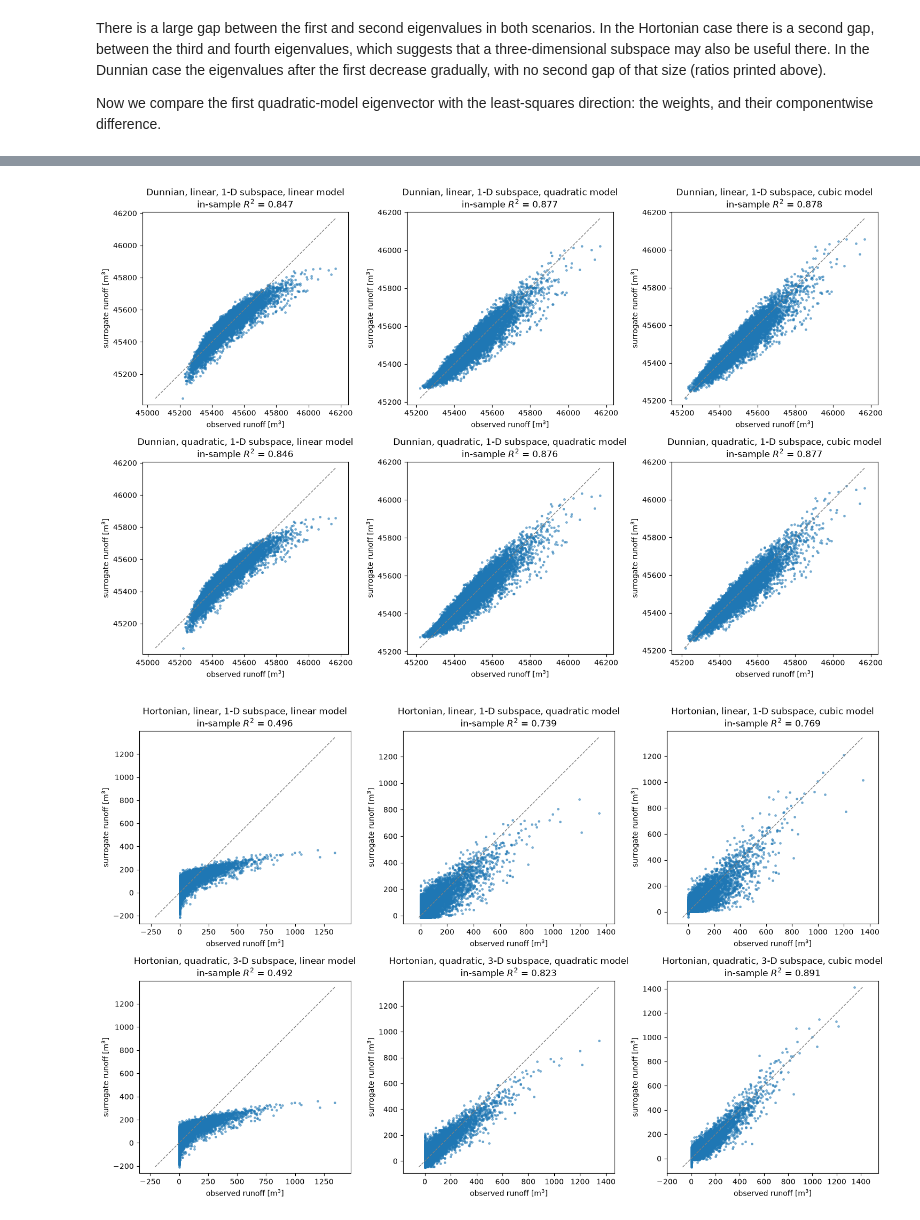
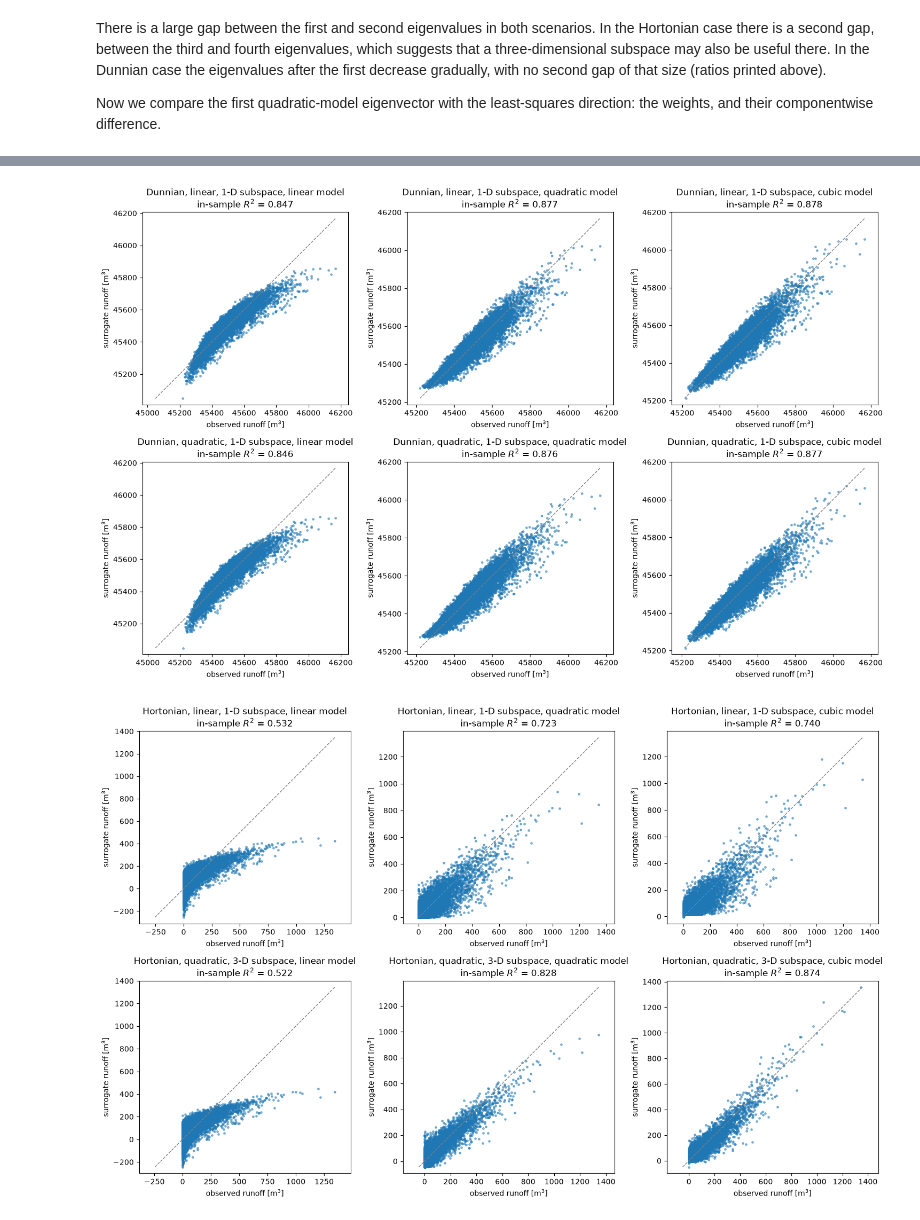
Before and after one commit to paulcon/as-data-sets, a Jupyter notebook: hydrology_subsurface_geoscience/Runoff_Permeability_Field/Runoff_Permeability_Field.ipynb, the cells around one changed output, grey strips where cells are left out. Cells and saved outputs as stored; diff of their text form; code cells hidden in the pictures.

```diff
--- a/hydrology_subsurface_geoscience/Runoff_Permeability_Field/Runoff_Permeability_Field.ipynb
+++ b/hydrology_subsurface_geoscience/Runoff_Permeability_Field/Runoff_Permeability_Field.ipynb
@@ -274,13 +274,16 @@ which can reveal higher-dimensional subspaces (`estimator="qphd"`; Li [[5]][R5])
 
 Eigenvector signs are arbitrary; we orient each quadratic eigenvector so that runoff increases along it (`ac.orient(..., by="covariance")`), the same convention as $\hat{\mathbf w}$. The two fits take most of this notebook's run time, about half a minute each (printed).
 # %%
-ols_ext = {'D': ols['D'], 'H': ols_H_all}       # least-squares directions on all 10,000 runs
-F = {'D': f_D, 'H': f_H}
+XE = {'D': X, 'H': X[nz]}                    # the runs used in this section:
+F = {'D': f_D, 'H': f_H[nz]}                 # all Dunnian runs, non-zero Hortonian runs
+runs = {'D': f'all {M} runs', 'H': f'{int(nz.sum())} non-zero runs'}
+n_coef = (m + 1) * (m + 2) // 2              # coefficients of a full quadratic in m inputs
 quad = {}
 for c in cases:
     t0 = time.perf_counter()
-    q = ac.active_subspace(X=X, f=F[c], space=space, estimator='qphd', qoi=f'{name[c]} runoff')
-    quad[c] = ac.orient(q, by='covariance', X=X, f=F[c], columns=3)
-    print(f'{name[c]:>9}: quadratic-model eigenvalues 1-4 = {np.round(quad[c].eigenvalues[:4], 2)}, '
+    q = ac.active_subspace(X=XE[c], f=F[c], space=space, estimator='qphd', qoi=f'{name[c]} runoff')
+    quad[c] = ac.orient(q, by='covariance', X=XE[c], f=F[c], columns=3)
+    print(f'{name[c]:>9}, {runs[c]}: {len(F[c])} runs / {n_coef} coefficients = {len(F[c]) / n_coef:.2f} runs per coefficient')
+    print(f'{"":>9}  quadratic-model eigenvalues 1-4 = {np.round(quad[c].eigenvalues[:4], 2)}, '
           f'dimension chosen by the largest gap: {quad[c].n} ({time.perf_counter() - t0:.0f} s)')
 # %% [output]
@@ -293,9 +298,9 @@ fig, axes = plt.subplots(2, 2, figsize=(14, 11))
 for j, c in enumerate(cases):
     ac.plotting.plot_eigenvalues(quad[c], k_max=10, ax=axes[0, j])
     axes[0, j].set_title(f'{title[c]}: eigenvalues of the quadratic model')
-    ac.plotting.plot_sufficient_summary(quad[c], X=X, f=F[c], dims=2, ax=axes[1, j], scatter_kw={'s': 8},
+    ac.plotting.plot_sufficient_summary(quad[c], X=XE[c], f=F[c], dims=2, ax=axes[1, j], scatter_kw={'s': 8},
                                         qoi_label='Cumulative runoff volume [m$^3$]')
-    axes[1, j].set_title(f'{title[c]}, all {M} runs')
+    axes[1, j].set_title(f'{title[c]}, {runs[c]}')
 fig.tight_layout()
 
 for c in cases:
@@ -313,7 +318,7 @@ Now we compare the first quadratic-model eigenvector with the least-squares dire
 # %%
 fig, axes = plt.subplots(2, 2, figsize=(16, 10))
 for j, c in enumerate(cases):
-    wq, wl = quad[c].W1[:, 0], ols_ext[c].W1[:, 0]
+    wq, wl = quad[c].W1[:, 0], ols[c].W1[:, 0]
     k = np.arange(1, m + 1)
     for ax, y, lab in [(axes[0, j], wq, 'Weight, quadratic model'),
                        (axes[1, j], wq - wl, 'Weight difference, quadratic - linear')]:
@@ -323,11 +328,11 @@ for j, c in enumerate(cases):
         ax.grid(True, alpha=.4)
         ax.set_xlabel('Input parameter (KL coefficient index)')
         ax.set_ylabel(lab)
-        ax.set_title(f'{title[c]}, all {M} runs')
+        ax.set_title(f'{title[c]}, {runs[c]}')
 fig.tight_layout()
 
 for c in cases:
-    wq, wl = quad[c].W1[:, 0], ols_ext[c].W1[:, 0]
+    wq, wl = quad[c].W1[:, 0], ols[c].W1[:, 0]
     print(f'{name[c]:>9}: cos(w quadratic, w linear) = {wq @ wl:.5f}; '
           f'mean difference {np.mean(wq - wl):+.4f}, max |difference| {np.max(np.abs(wq - wl)):.4f}')
 # %% [output]
@@ -341,9 +346,8 @@ Finally, we compare surrogates. We fit polynomials of degree 1, 2 and 3 on the a
 # %%
-subs = {'D': [('linear, 1-D', ols_ext['D']), ('quadratic, 1-D', quad['D'])],
-        'H': [('linear, 1-D', ols_ext['H']), ('quadratic, 1-D', ac.with_dimension(quad['H'], 1)),
+subs = {'D': [('linear, 1-D', ols['D']), ('quadratic, 1-D', quad['D'])],
+        'H': [('linear, 1-D', ols['H']), ('quadratic, 1-D', ac.with_dimension(quad['H'], 1)),
               ('quadratic, 3-D', ac.with_dimension(quad['H'], 3))]}
-r2_2016 = {('D', 'linear, 1-D'): (.8473, .8771, .8776), ('D', 'quadratic, 1-D'): (.8455, .8763, .8769),
-           ('H', 'linear, 3-D (arbitrary)'): (.4965, .7432, .7783), ('H', 'quadratic, 3-D'): (.4924, .823, .891)}
+r2_2016 = {('D', 'linear, 1-D'): (.8473, .8771, .8776), ('D', 'quadratic, 1-D'): (.8455, .8763, .8769)}
 degrees = (1, 2, 3)
 
 surr, r2 = {}, {}
@@ -351,12 +355,12 @@ for c in cases:
     f = F[c]
     for lab, s in subs[c]:
         for d in degrees:
-            g = ac.fit_surrogate(X=X, f=f, subspace=s, kind='poly', degree=d)
+            g = ac.fit_surrogate(X=XE[c], f=f, subspace=s, kind='poly', degree=d)
             surr[c, lab, d] = g
             r2[c, lab, d] = (1 - np.sum(g.residuals**2) / np.sum((f - f.mean())**2), g.loo_r_squared)
 
 for c in cases:
-    print(f'R^2 for the {name[c]} case, in-sample / leave-one-out (all {M} runs):')
+    print(f'R^2 for the {name[c]} case, in-sample / leave-one-out ({runs[c]}):')
     print(f'{"subspace":<26}' + ''.join(f'{["linear", "quadratic", "cubic"][d - 1] + " model":>20}' for d in degrees))
     for lab, _ in subs[c]:
         print(f'{lab:<26}' + ''.join(f'{r2[c, lab, d][0]:>11.4f} / {r2[c, lab, d][1]:.4f}' for d in degrees))
@@ -382,15 +384,15 @@ quadratic, 3-D                 0.4924 / 0.4916     0.8230 / 0.8221     0.8910 /
 # %%
 for c, rows in [('D', subs['D']), ('H', [subs['H'][0], subs['H'][2]])]:
     fig, axes = plt.subplots(2, 3, figsize=(15, 9.5))
     for i, (lab, _) in enumerate(rows):
         for j, d in enumerate(degrees):
             ax = axes[i, j]
-            ac.plotting.plot_surrogate_fit(surr[c, lab, d], X=X, f=F[c], ax=ax, qoi_label='runoff [m$^3$]',
+            ac.plotting.plot_surrogate_fit(surr[c, lab, d], X=XE[c], f=F[c], ax=ax, qoi_label='runoff [m$^3$]',
                                            scatter_kw={'s': 6, 'alpha': .5})
             ax.set_title(f'{name[c]}, {lab} subspace, {["linear", "quadratic", "cubic"][d - 1]} model\n'
                          f'in-sample $R^2$ = {r2[c, lab, d][0]:.3f}')
     fig.tight_layout()
 # %% [output]
 [figure]
-[figure, old version]
+[figure, new version]
 # %% [markdown]
```
Also changed, not shown: parts of 9 cells of this notebook, 2 other files.
